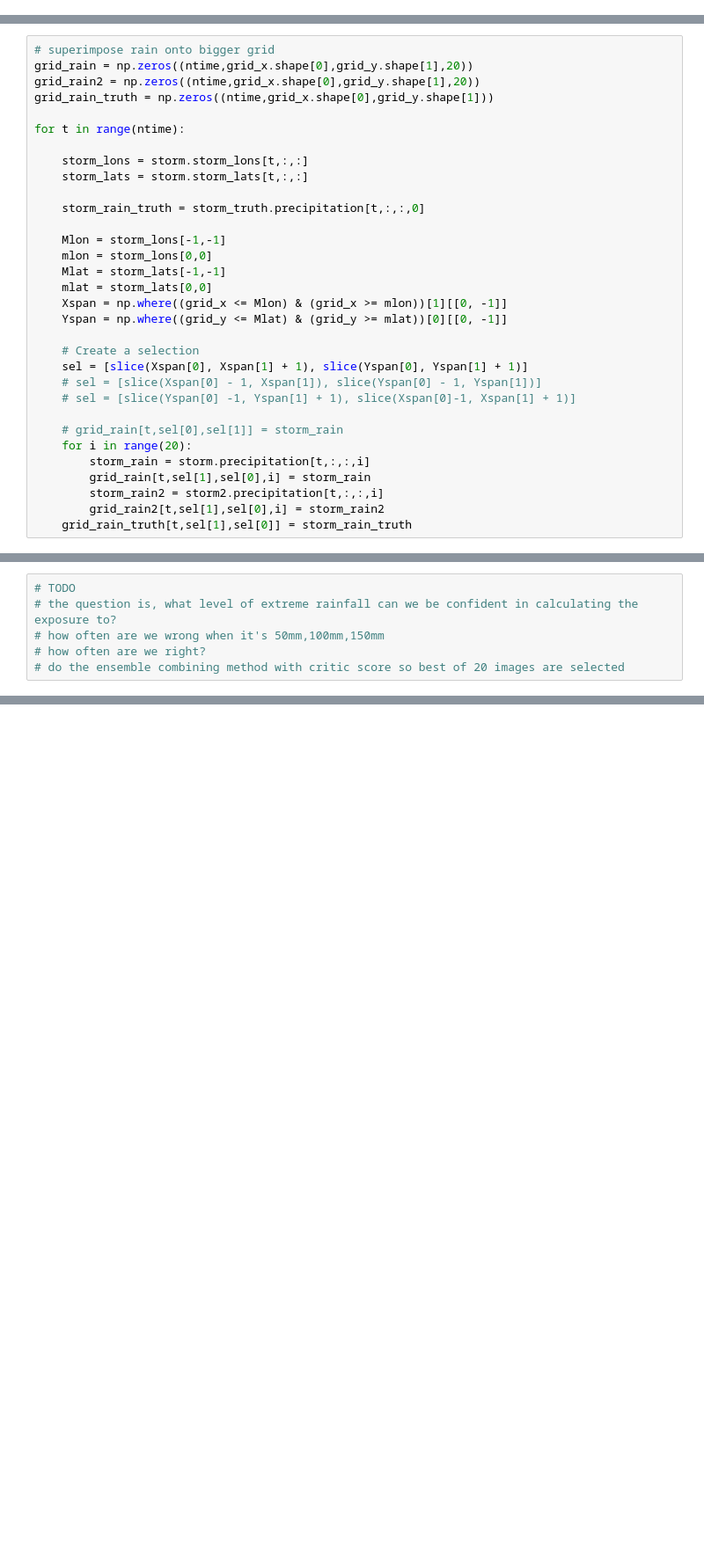
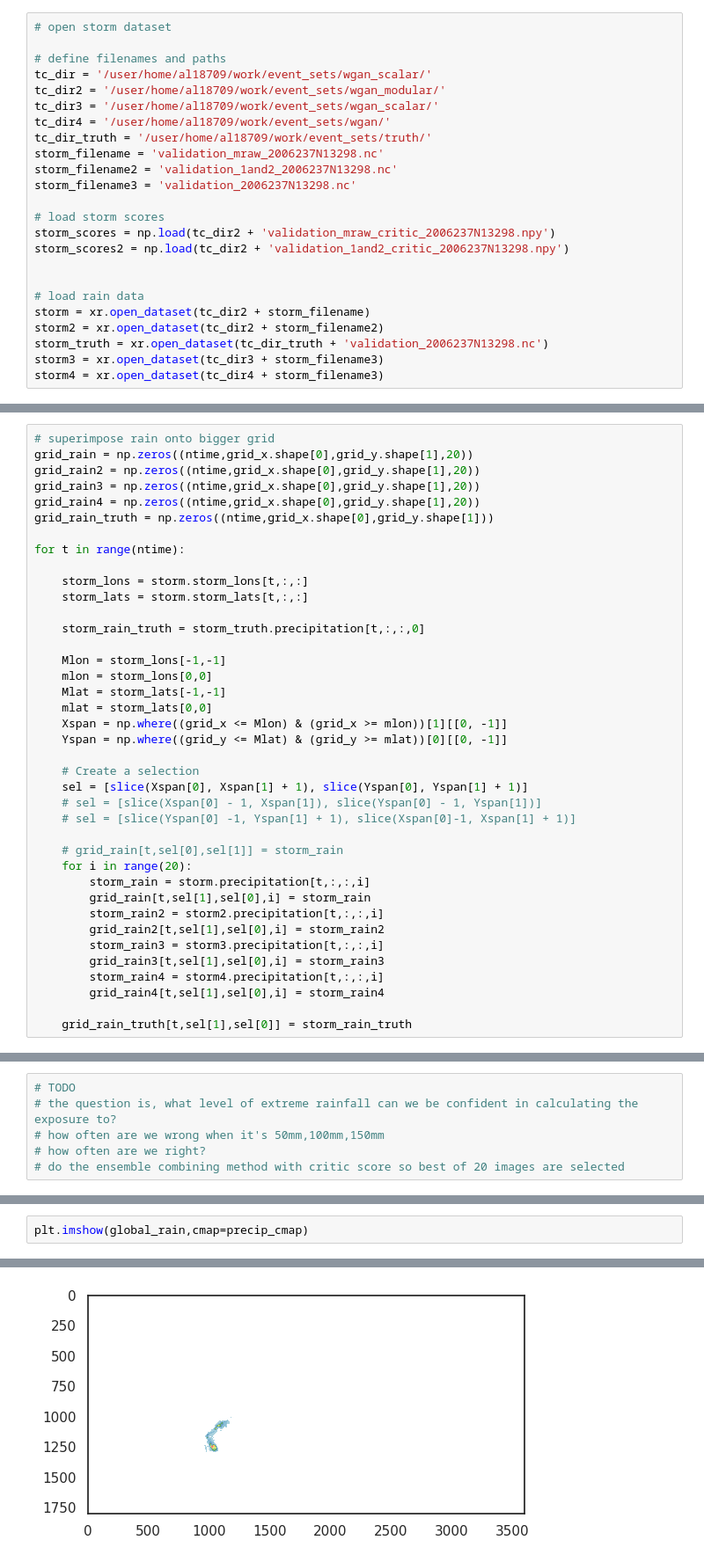
Before and after one commit to vosps/tropical_cyclone, a Jupyter notebook: tracking/7_hit_rate.ipynb, the cells around one changed output, grey strips where cells are left out. Shown at 88% size. Cells and saved outputs as stored; diff of their text form; blank space fills up the shorter version.

```diff
--- a/tracking/7_hit_rate.ipynb
+++ b/tracking/7_hit_rate.ipynb
@@ -37,3 +23,27 @@ storm_truth = xr.open_dataset(tc_dir_truth + 'validation_2006237N13298.nc')
+# %%
+# open storm dataset
+
+# define filenames and paths
+tc_dir = '/user/home/al18709/work/event_sets/wgan_scalar/'
+tc_dir2 = '/user/home/al18709/work/event_sets/wgan_modular/'
+tc_dir3 = '/user/home/al18709/work/event_sets/wgan_scalar/'
+tc_dir4 = '/user/home/al18709/work/event_sets/wgan/'
+tc_dir_truth = '/user/home/al18709/work/event_sets/truth/'
+storm_filename = 'validation_mraw_2006237N13298.nc'
+storm_filename2 = 'validation_1and2_2006237N13298.nc'
+storm_filename3 = 'validation_2006237N13298.nc'
+
+# load storm scores
+storm_scores = np.load(tc_dir2 + 'validation_mraw_critic_2006237N13298.npy')
+storm_scores2 = np.load(tc_dir2 + 'validation_1and2_critic_2006237N13298.npy')
+
+
+# load rain data
+storm = xr.open_dataset(tc_dir2 + storm_filename)
+storm2 = xr.open_dataset(tc_dir2 + storm_filename2)
+storm_truth = xr.open_dataset(tc_dir_truth + 'validation_2006237N13298.nc')
+storm3 = xr.open_dataset(tc_dir3 + storm_filename3)
+storm4 = xr.open_dataset(tc_dir4 + storm_filename3)
 # %%
 # define initial variables
 precip_cmap,precip_norm = make_cmap()
@@ -74,6 +86,8 @@ print(grid_y.shape)
 # superimpose rain onto bigger grid
 grid_rain = np.zeros((ntime,grid_x.shape[0],grid_y.shape[1],20))
 grid_rain2 = np.zeros((ntime,grid_x.shape[0],grid_y.shape[1],20))
+grid_rain3 = np.zeros((ntime,grid_x.shape[0],grid_y.shape[1],20))
+grid_rain4 = np.zeros((ntime,grid_x.shape[0],grid_y.shape[1],20))
 grid_rain_truth = np.zeros((ntime,grid_x.shape[0],grid_y.shape[1]))
 
 for t in range(ntime):
@@ -101,6 +115,11 @@ for t in range(ntime):
 		grid_rain[t,sel[1],sel[0],i] = storm_rain
 		storm_rain2 = storm2.precipitation[t,:,:,i]
 		grid_rain2[t,sel[1],sel[0],i] = storm_rain2
+		storm_rain3 = storm3.precipitation[t,:,:,i]
+		grid_rain3[t,sel[1],sel[0],i] = storm_rain3
+		storm_rain4 = storm4.precipitation[t,:,:,i]
+		grid_rain4[t,sel[1],sel[0],i] = storm_rain4
+
 	grid_rain_truth[t,sel[1],sel[0]] = storm_rain_truth
 # %%
 total_storm_rain = np.sum(grid_rain[:,:,:,0],axis=0)
@@ -630,0 +1106,3 @@ plt.savefig('figure_7c_hitmiss_2.png',bbox_inches='tight')
+# %%
+plt.imshow(global_rain,cmap=precip_cmap)
+# %% [output]
@@ -630,0 +1110 @@ plt.savefig('figure_7c_hitmiss_2.png',bbox_inches='tight')
+[figure, added]
```
Also changed, not shown: parts of 32 cells of this notebook.
